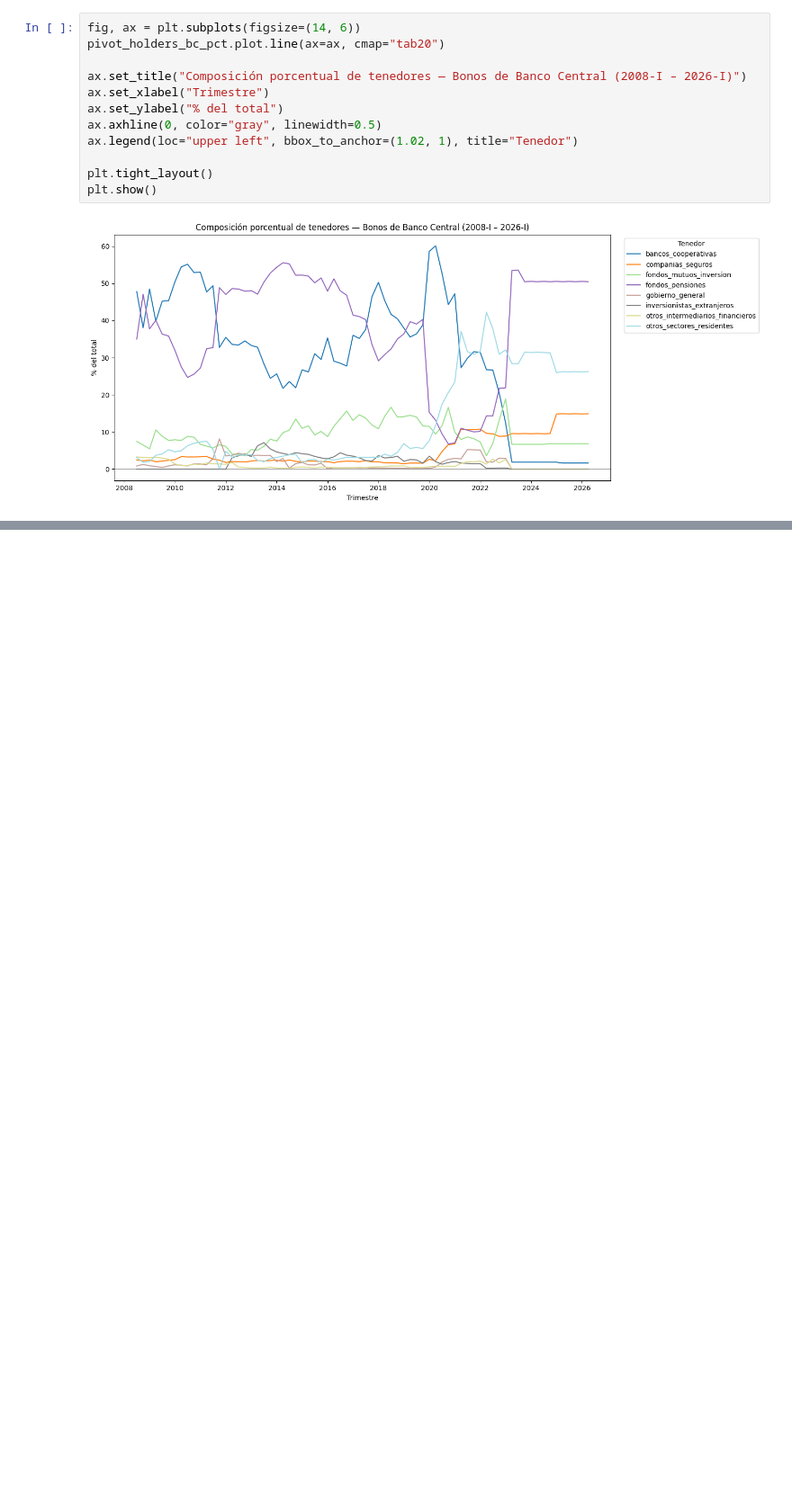
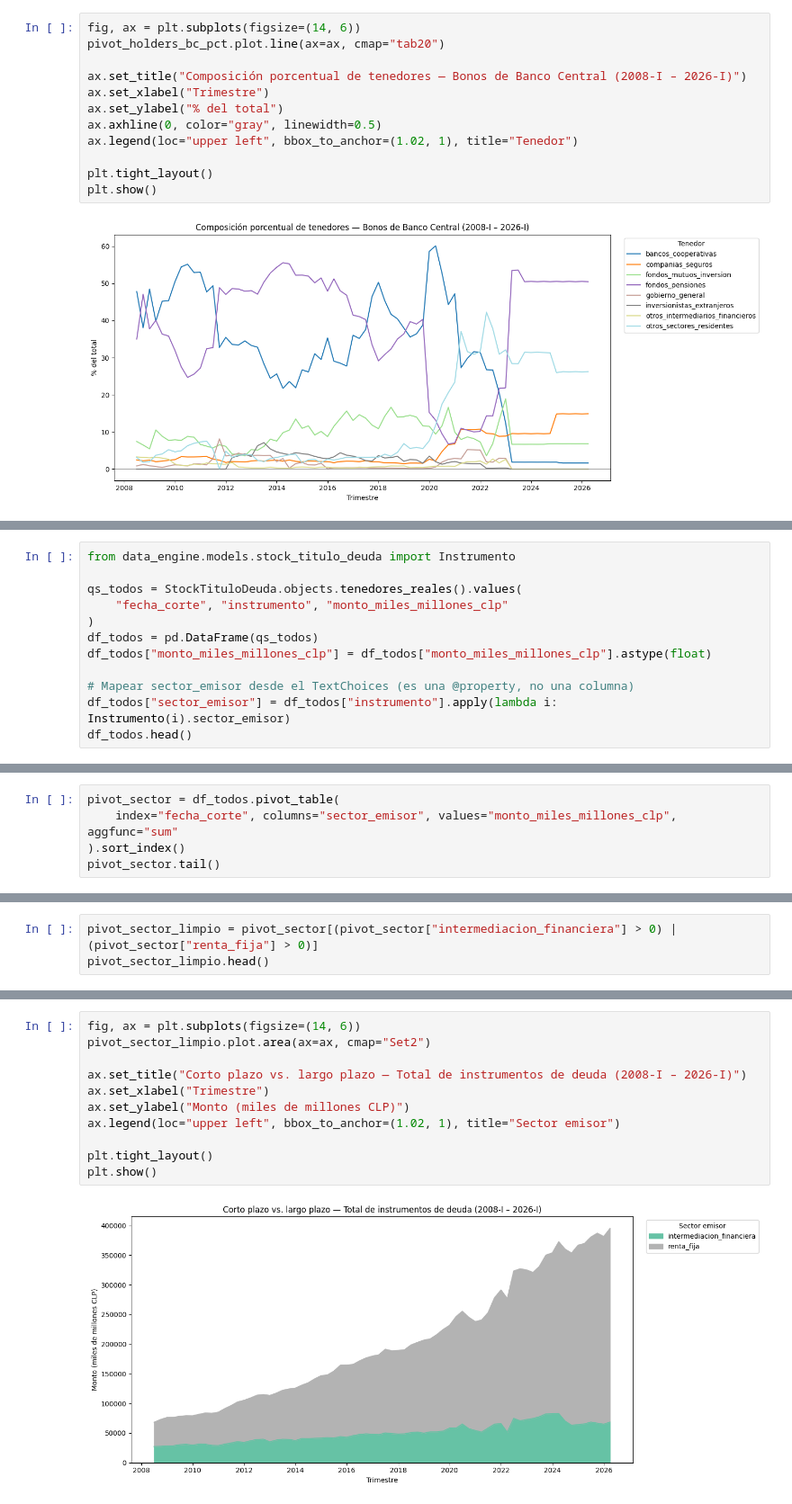
Before and after one commit to nombre00/gestor_datos_economicos, a Jupyter notebook: notebooks/03_stock_titulo_deuda.ipynb, the cells around one changed output, grey strips where cells are left out. Shown at 90% size. Drawn from its saved outputs; the diff is of its cells as text; blank space fills up the shorter version.

Commit message:
seguimos visualizando los datos del notebook 03 y también el 00.

```diff
--- a/notebooks/03_stock_titulo_deuda.ipynb
+++ b/notebooks/03_stock_titulo_deuda.ipynb
@@ -130,0 +109,12 @@ fecha_corte
+# %%
+from data_engine.models.stock_titulo_deuda import Instrumento
+
+qs_todos = StockTituloDeuda.objects.tenedores_reales().values(
+    "fecha_corte", "instrumento", "monto_miles_millones_clp"
+)
+df_todos = pd.DataFrame(qs_todos)
+df_todos["monto_miles_millones_clp"] = df_todos["monto_miles_millones_clp"].astype(float)
+
+# Mapear sector_emisor desde el TextChoices (es una @property, no una columna)
+df_todos["sector_emisor"] = df_todos["instrumento"].apply(lambda i: Instrumento(i).sector_emisor)
+df_todos.head()
@@ -130,0 +128,5 @@ fecha_corte
+# %%
+pivot_sector = df_todos.pivot_table(
+    index="fecha_corte", columns="sector_emisor", values="monto_miles_millones_clp", aggfunc="sum"
+).sort_index()
+pivot_sector.tail()
@@ -130,0 +141,3 @@ fecha_corte
+# %%
+pivot_sector_limpio = pivot_sector[(pivot_sector["intermediacion_financiera"] > 0) | (pivot_sector["renta_fija"] > 0)]
+pivot_sector_limpio.head()
@@ -130,0 +152,13 @@ fecha_corte
+# %%
+fig, ax = plt.subplots(figsize=(14, 6))
+pivot_sector_limpio.plot.area(ax=ax, cmap="Set2")
+
+ax.set_title("Corto plazo vs. largo plazo — Total de instrumentos de deuda (2008-I – 2026-I)")
+ax.set_xlabel("Trimestre")
+ax.set_ylabel("Monto (miles de millones CLP)")
+ax.legend(loc="upper left", bbox_to_anchor=(1.02, 1), title="Sector emisor")
+
+plt.tight_layout()
+plt.show()
+# %% [output]
+[figure, added]
```
Also changed, not shown: parts of 6 cells of this notebook.
